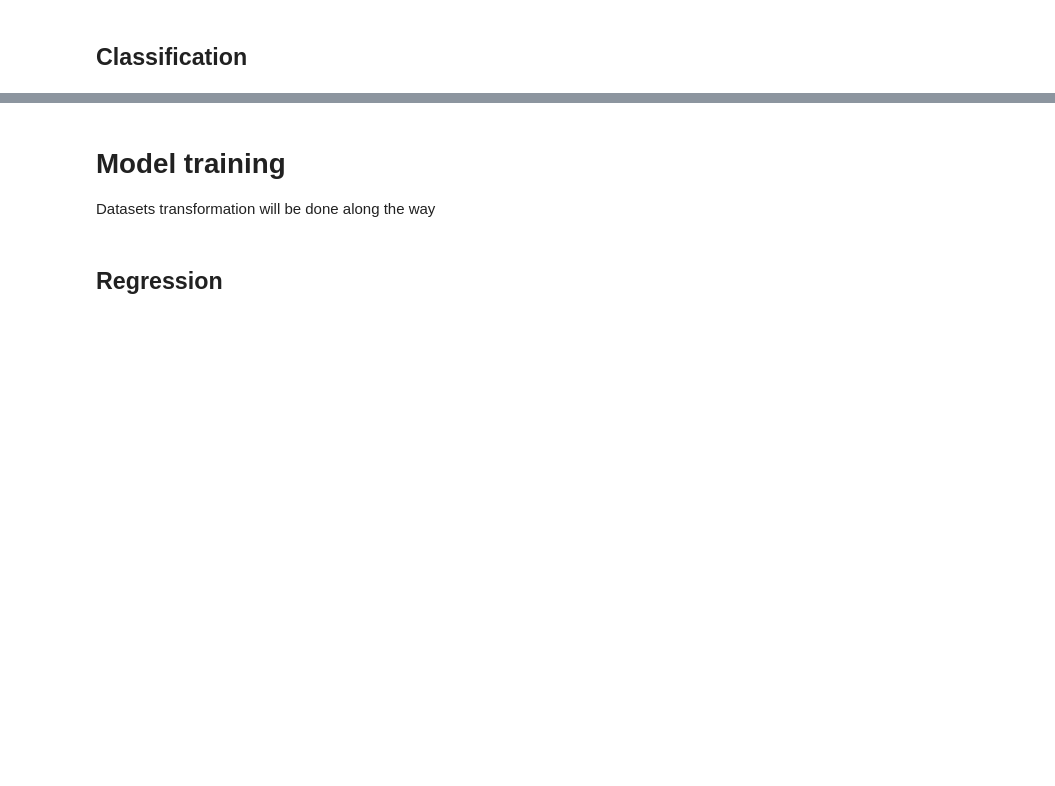
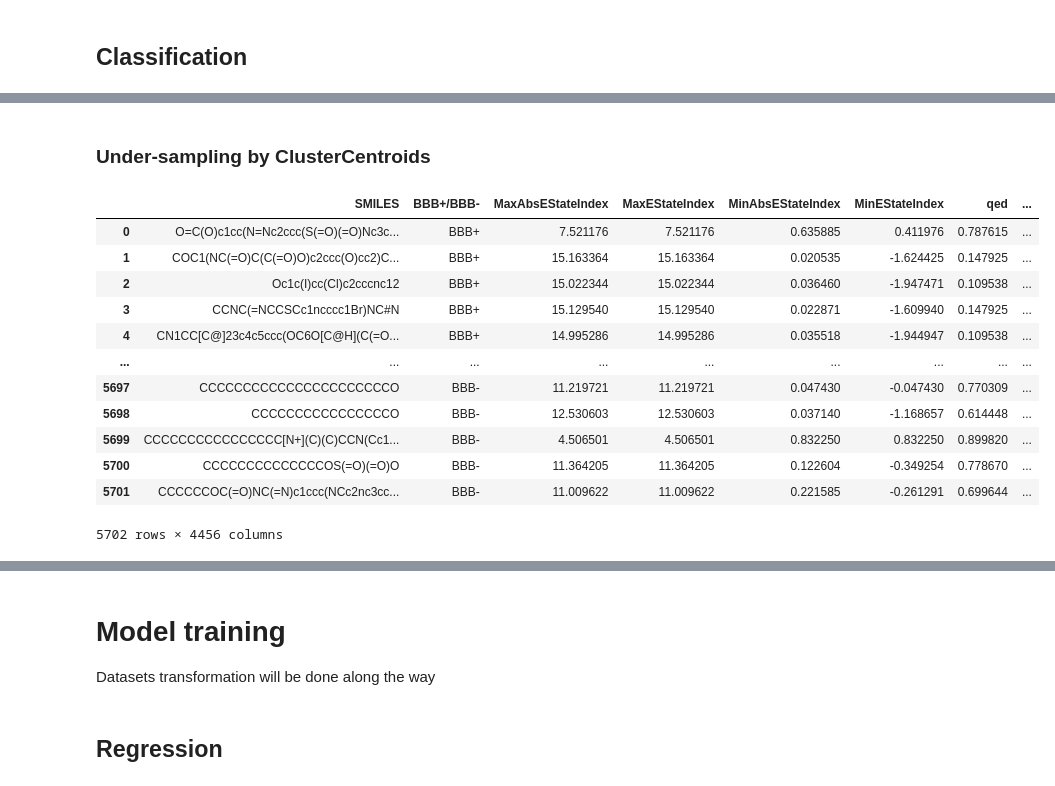
Before and after one commit to junqilu/BBBPrediction, a Jupyter notebook: BBBPrediction.ipynb, the cells around one changed output, grey strips where cells are left out. Drawn from its saved outputs; the diff is of its cells as text; code cells hidden in the pictures; blank space fills up the shorter version.

```diff
--- a/BBBPrediction.ipynb
+++ b/BBBPrediction.ipynb
@@ -238,0 +153,29 @@ regression_df_expanded_cleaned
+# %% [markdown]
+### Under-sampling by ClusterCentroids
+# %%
+cluster_centroids = ClusterCentroids(
+    estimator=MiniBatchKMeans(n_init=1, random_state=1),
+    random_state=1
+)
+
+
+
+X_resample, y_resample = cluster_centroids.fit_resample(X, y)
+
+classification_df_after_centroid_balancing = merge_multiple_dfs\
+    (df_list=[classification_df_expanded_cleaned['SMILES'], y_resample, X_resample])
+classification_df_after_centroid_balancing
+# %% [output]
+|  | SMILES | BBB+/BBB- | MaxAbsEStateIndex | MaxEStateIndex | MinAbsEStateIndex | MinEStateIndex | qed | ... |
+| 0 | O=C(O)c1cc(N=Nc2ccc(S(=O)(=O)Nc3c... | BBB+ | 7.521176 | 7.521176 | 0.635885 | 0.411976 | 0.787615 | ... |
+| 1 | COC1(NC(=O)C(C(=O)O)c2ccc(O)cc2)C... | BBB+ | 15.163364 | 15.163364 | 0.020535 | -1.624425 | 0.147925 | ... |
+| 2 | Oc1c(I)cc(Cl)c2cccnc12 | BBB+ | 15.022344 | 15.022344 | 0.036460 | -1.947471 | 0.109538 | ... |
+| 3 | CCNC(=NCCSCc1ncccc1Br)NC#N | BBB+ | 15.129540 | 15.129540 | 0.022871 | -1.609940 | 0.147925 | ... |
+| 4 | CN1CC[C@]23c4c5ccc(OC6O[C@H](C(=O... | BBB+ | 14.995286 | 14.995286 | 0.035518 | -1.944947 | 0.109538 | ... |
+| ... | ... | ... | ... | ... | ... | ... | ... | ... |
+| 5697 | CCCCCCCCCCCCCCCCCCCCCCO | BBB- | 11.219721 | 11.219721 | 0.047430 | -0.047430 | 0.770309 | ... |
+| 5698 | CCCCCCCCCCCCCCCCO | BBB- | 12.530603 | 12.530603 | 0.037140 | -1.168657 | 0.614448 | ... |
+| 5699 | CCCCCCCCCCCCCCCC[N+](C)(C)CCN(Cc1... | BBB- | 4.506501 | 4.506501 | 0.832250 | 0.832250 | 0.899820 | ... |
+| 5700 | CCCCCCCCCCCCCCOS(=O)(=O)O | BBB- | 11.364205 | 11.364205 | 0.122604 | -0.349254 | 0.778670 | ... |
+| 5701 | CCCCCCOC(=O)NC(=N)c1ccc(NCc2nc3cc... | BBB- | 11.009622 | 11.009622 | 0.221585 | -0.261291 | 0.699644 | ... |
+5702 rows × 4456 columns
```
Also changed, not shown: parts of 26 cells of this notebook, 2 other files.
